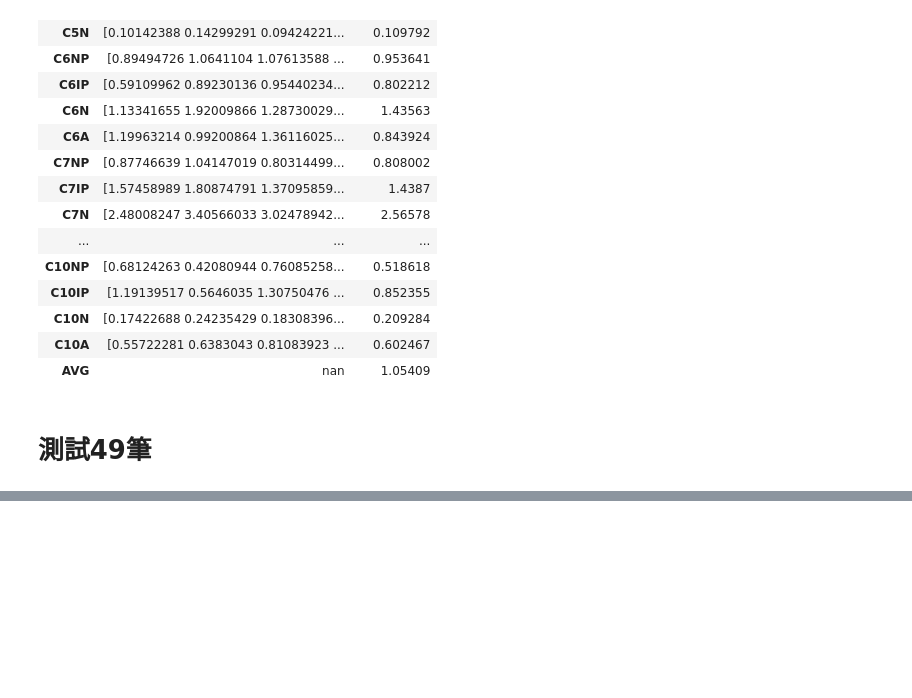
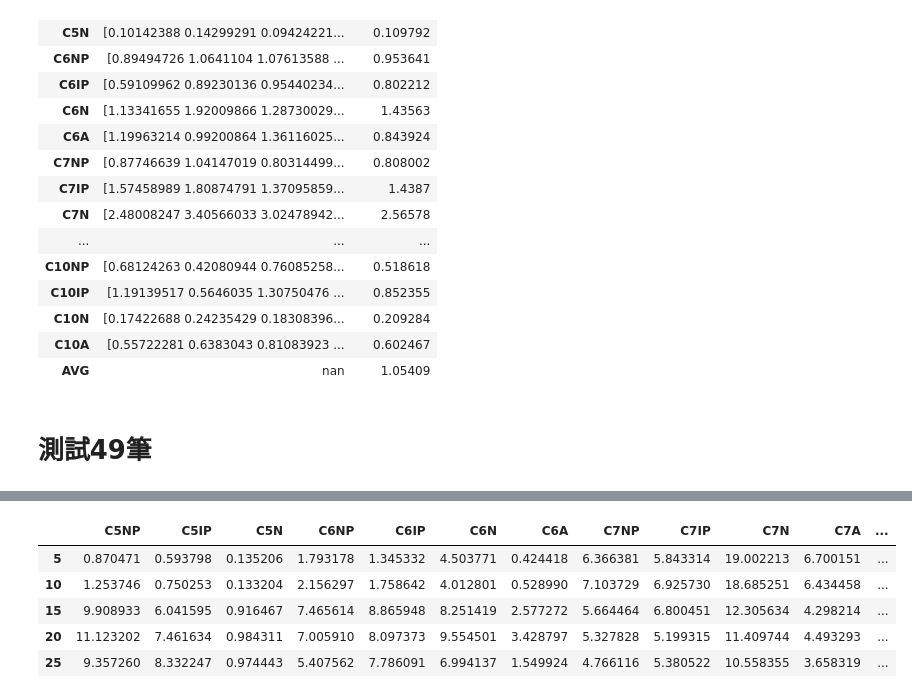
Before and after one commit to skywalker0803r/works, a Jupyter notebook: 輕油案子_交叉驗證_選模.ipynb, the cells around one changed output, grey strips where cells are left out. Saved outputs shown, nothing was run; the diff lists cells and outputs as text; code cells hidden in the pictures; blank space fills up the shorter version.

```diff
--- a/輕油案子_交叉驗證_選模.ipynb
+++ b/輕油案子_交叉驗證_選模.ipynb
@@ -293,3 +299,2 @@ res.style.background_gradient()
 # %%
-model = CatBoostRegressor(learning_rate = 0.1,n_estimators=100,verbose=0)
-modeling(model,train,test,features_map,sequential=False).style.background_gradient()
+model = CatBoostRegressor(learning_rate=0.1,n_estimators=100,verbose=False)
@@ -330,0 +301,13 @@ modeling(model,train,test,features_map,sequential=False).style.background_gradie
+# %%
+y_pred = pd.DataFrame(index=test.index,columns=y_columns)
+for y_name in y_columns:
+  model.fit(train[features_map[y_name]],train[y_name])
+  y_pred[y_name] = model.predict(test[features_map[y_name]])
+y_pred.head()
+# %% [output]
+|  | C5NP | C5IP | C5N | C6NP | C6IP | C6N | C6A | C7NP | C7IP | C7N | C7A | ... |
+| 5 | 0.870471 | 0.593798 | 0.135206 | 1.793178 | 1.345332 | 4.503771 | 0.424418 | 6.366381 | 5.843314 | 19.002213 | 6.700151 | ... |
+| 10 | 1.253746 | 0.750253 | 0.133204 | 2.156297 | 1.758642 | 4.012801 | 0.528990 | 7.103729 | 6.925730 | 18.685251 | 6.434458 | ... |
+| 15 | 9.908933 | 6.041595 | 0.916467 | 7.465614 | 8.865948 | 8.251419 | 2.577272 | 5.664464 | 6.800451 | 12.305634 | 4.298214 | ... |
+| 20 | 11.123202 | 7.461634 | 0.984311 | 7.005910 | 8.097373 | 9.554501 | 3.428797 | 5.327828 | 5.199315 | 11.409744 | 4.493293 | ... |
+| 25 | 9.357260 | 8.332247 | 0.974443 | 5.407562 | 7.786091 | 6.994137 | 1.549924 | 4.766116 | 5.380522 | 10.558355 | 3.658319 | ... |
```
Also changed, not shown: parts of 13 cells of this notebook.
